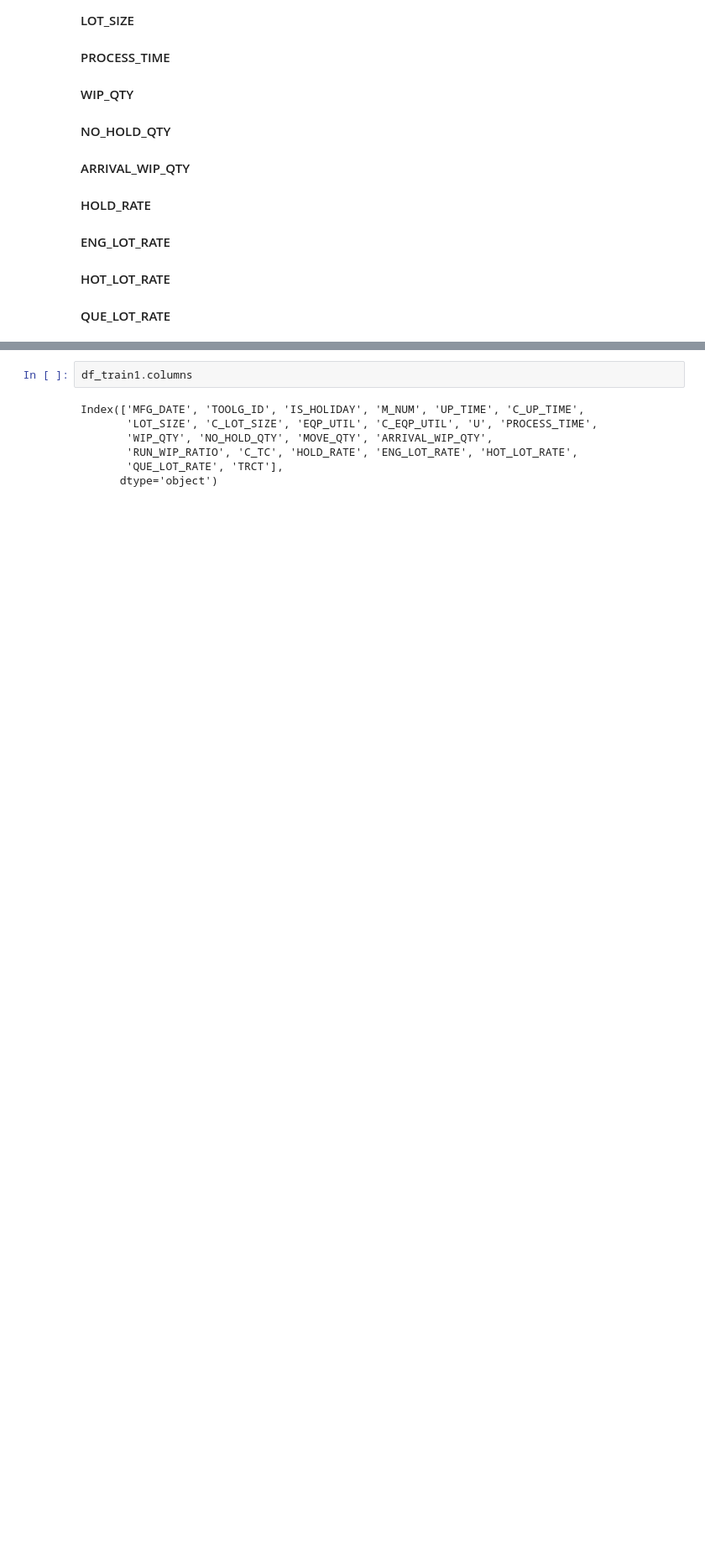
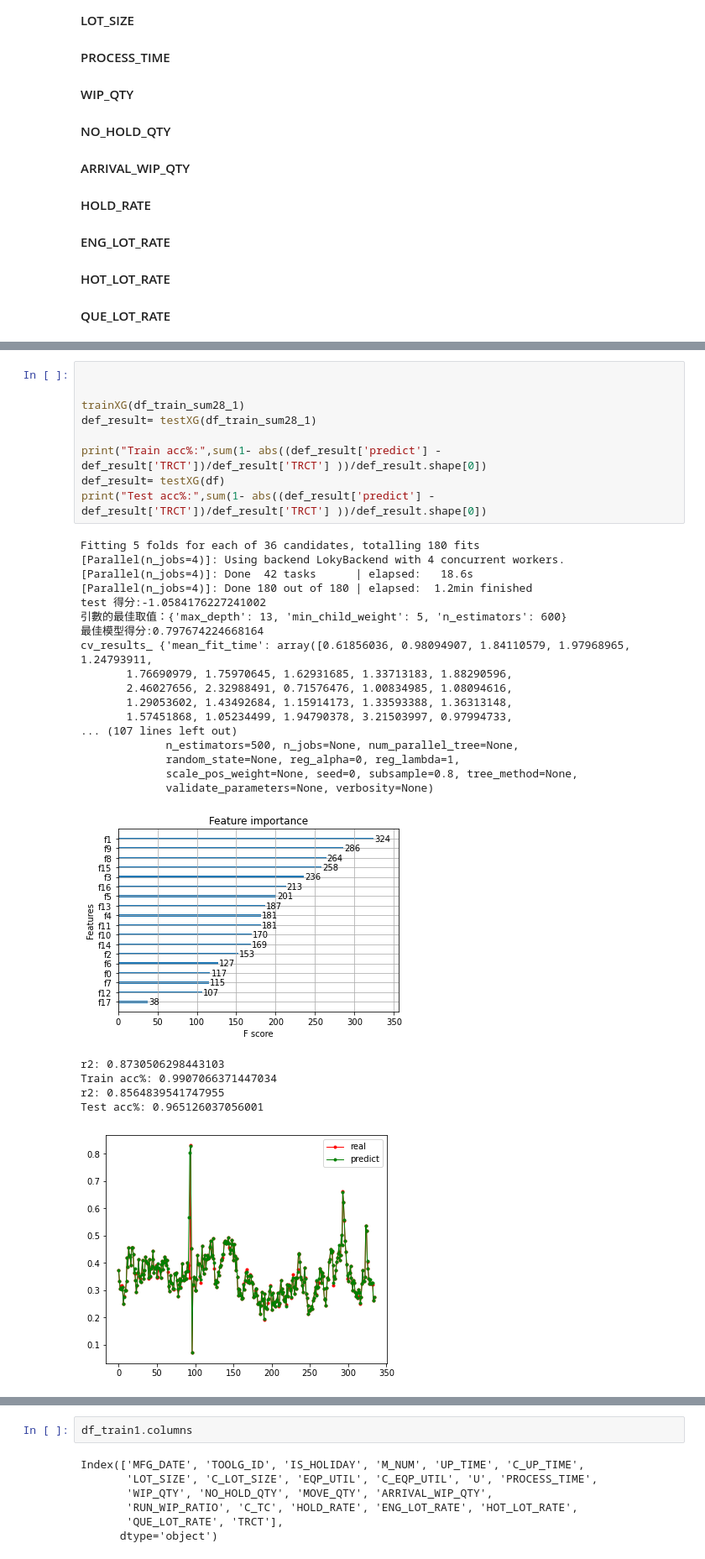
Before and after one commit to lokcyi/AI, a Jupyter notebook: MPS/MPS_EDA.ipynb, the cells around one changed output, grey strips where cells are left out. Shown at 84% size. Cells and saved outputs as stored; diff of their text form; blank space fills up the shorter version.

```diff
--- a/MPS/MPS_EDA.ipynb
+++ b/MPS/MPS_EDA.ipynb
@@ -737,0 +806,33 @@ df
+# %%
+
+
+trainXG(df_train_sum28_1)
+def_result= testXG(df_train_sum28_1)
+
+print("Train acc%:",sum(1- abs((def_result['predict'] - def_result['TRCT'])/def_result['TRCT'] ))/def_result.shape[0])
+def_result= testXG(df)
+print("Test acc%:",sum(1- abs((def_result['predict'] - def_result['TRCT'])/def_result['TRCT'] ))/def_result.shape[0])
+# %% [output]
+Fitting 5 folds for each of 36 candidates, totalling 180 fits
+[Parallel(n_jobs=4)]: Using backend LokyBackend with 4 concurrent workers.
+[Parallel(n_jobs=4)]: Done  42 tasks      | elapsed:   18.6s
+[Parallel(n_jobs=4)]: Done 180 out of 180 | elapsed:  1.2min finished
+test 得分:-1.0584176227241002
+引數的最佳取值：{'max_depth': 13, 'min_child_weight': 5, 'n_estimators': 600}
+最佳模型得分:0.797674224668164
+cv_results_ {'mean_fit_time': array([0.61856036, 0.98094907, 1.84110579, 1.97968965, 1.24793911,
+       1.76690979, 1.75970645, 1.62931685, 1.33713183, 1.88290596,
+       2.46027656, 2.32988491, 0.71576476, 1.00834985, 1.08094616,
+       1.29053602, 1.43492684, 1.15914173, 1.33593388, 1.36313148,
+       1.57451868, 1.05234499, 1.94790378, 3.21503997, 0.97994733,
+... (107 lines left out)
+             n_estimators=500, n_jobs=None, num_parallel_tree=None,
+             random_state=None, reg_alpha=0, reg_lambda=1,
+             scale_pos_weight=None, seed=0, subsample=0.8, tree_method=None,
+             validate_parameters=None, verbosity=None)
+[figure, added]
+r2: 0.8730506298443103
+Train acc%: 0.9907066371447034
+r2: 0.8564839541747955
+Test acc%: 0.965126037056001
+[figure, added]
```
Also changed, not shown: parts of 37 cells of this notebook.
